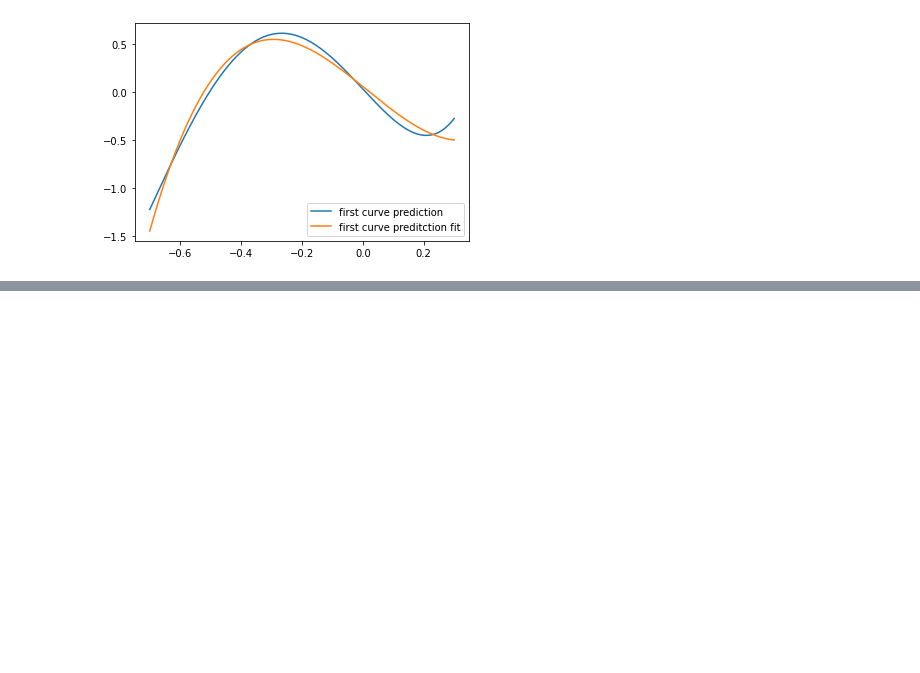
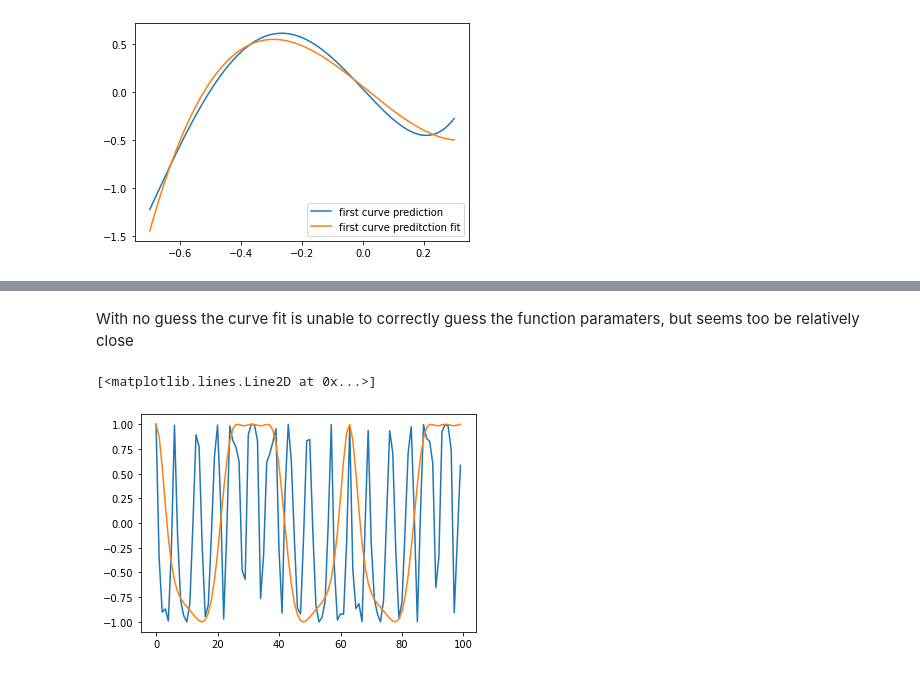
Before and after one commit to TuyenVo104/ee104, a Jupyter notebook: lab4/graph.ipynb, the cells around one changed output, grey strips where cells are left out. Drawn from its saved outputs; the diff is of its cells as text; code cells hidden in the pictures; blank space fills up the shorter version.

```diff
--- a/lab4/graph.ipynb
+++ b/lab4/graph.ipynb
@@ -136,0 +137,9 @@ plt.plot(rf(tupx,*popt))
+# %% [markdown]
+With no guess the curve fit is unable to correctly guess the function paramaters, but seems too be relatively close
+# %%
+popt,pcov=opt.curve_fit(rf,tupx,y,(10,10)) # too large guess
+plt.plot(rf(tupx,*popt))
+plt.plot(y)
+# %% [output]
+[<matplotlib.lines.Line2D at 0x...>]
+[figure, added]
```
Also changed, not shown: parts of 11 cells of this notebook, 3 other files.
